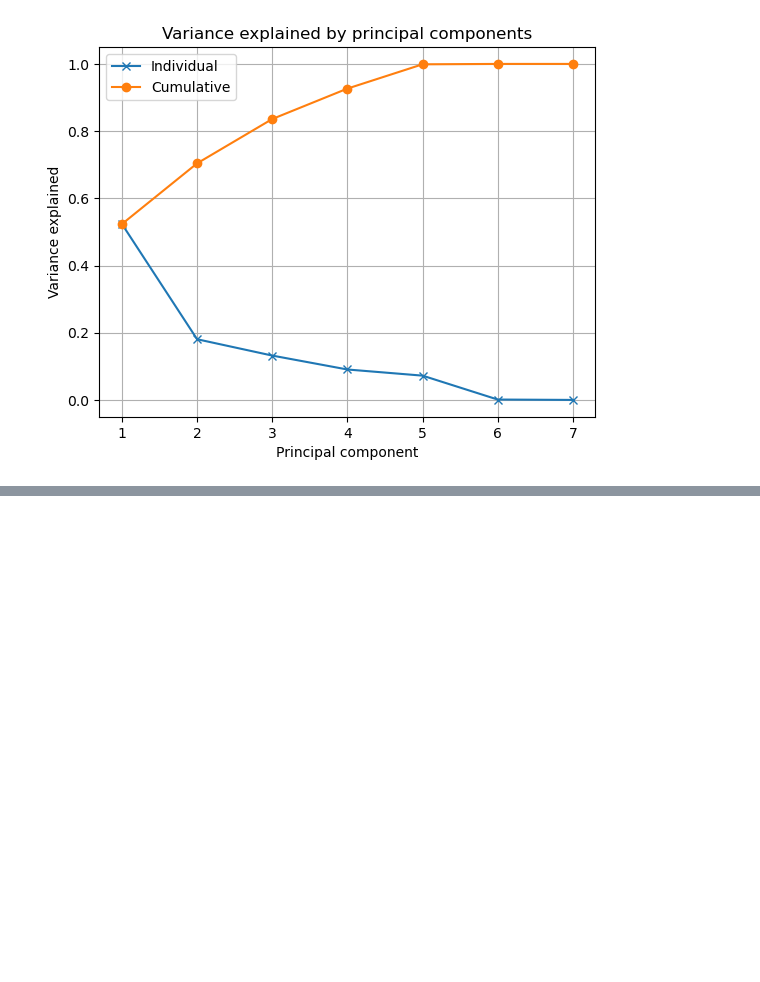
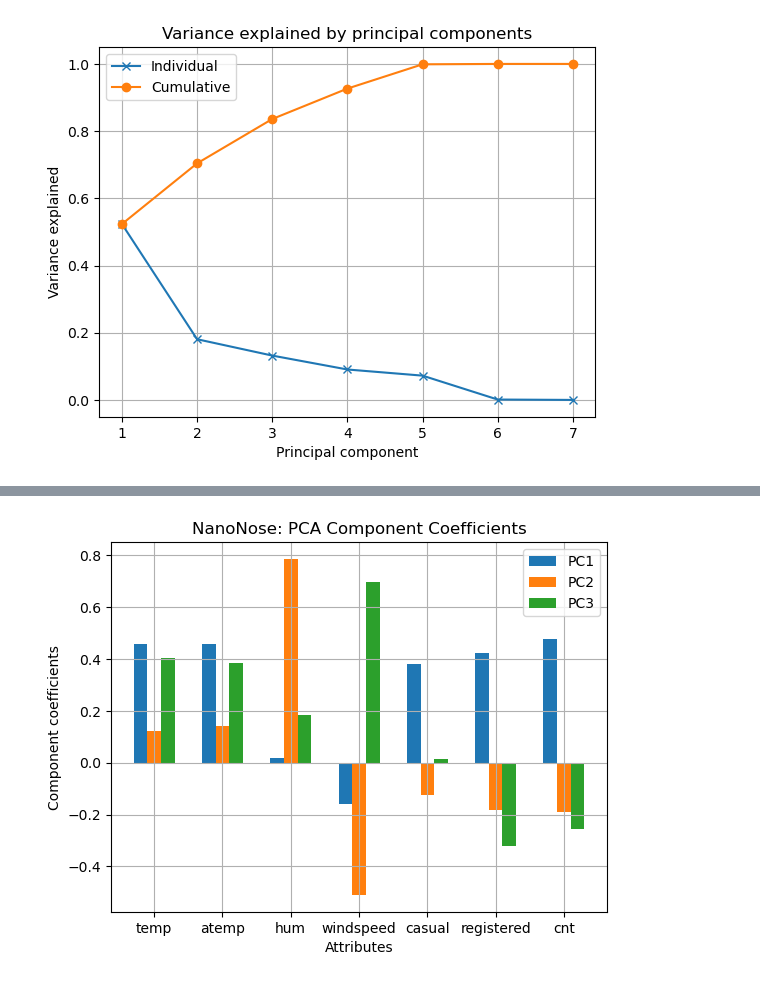
Before and after one commit to yufanana/MachineLearning02450, a Jupyter notebook: Scripts/project1.ipynb, the cells around one changed output, grey strips where cells are left out. Cells and saved outputs as stored; diff of their text form; code cells hidden in the pictures; blank space fills up the shorter version.

```diff
--- a/Scripts/project1.ipynb
+++ b/Scripts/project1.ipynb
@@ -204,0 +231,19 @@ array([5.23455716e-01, 1.80612299e-01, 1.31972061e-01, 9.05522771e-02,
+# %%
+# Bar plot of significant PCs
+V_bar = V.T
+pcs = [0,1,2]
+legendStrs = ['PC'+str(e+1) for e in pcs]
+c = ['r','g','b']
+bw = .2
+r = np.arange(1,len(attributeNames)+1)
+for i in pcs:
+    plt.bar(r+i*bw, V[i,:], width=bw)
+plt.xticks(r+bw, attributeNames)
+plt.xlabel('Attributes')
+plt.ylabel('Component coefficients')
+plt.legend(legendStrs)
+plt.grid()
+plt.title('NanoNose: PCA Component Coefficients')
+plt.show()
+# %% [output]
+[figure, added]
```
Also changed, not shown: parts of 18 cells of this notebook.
